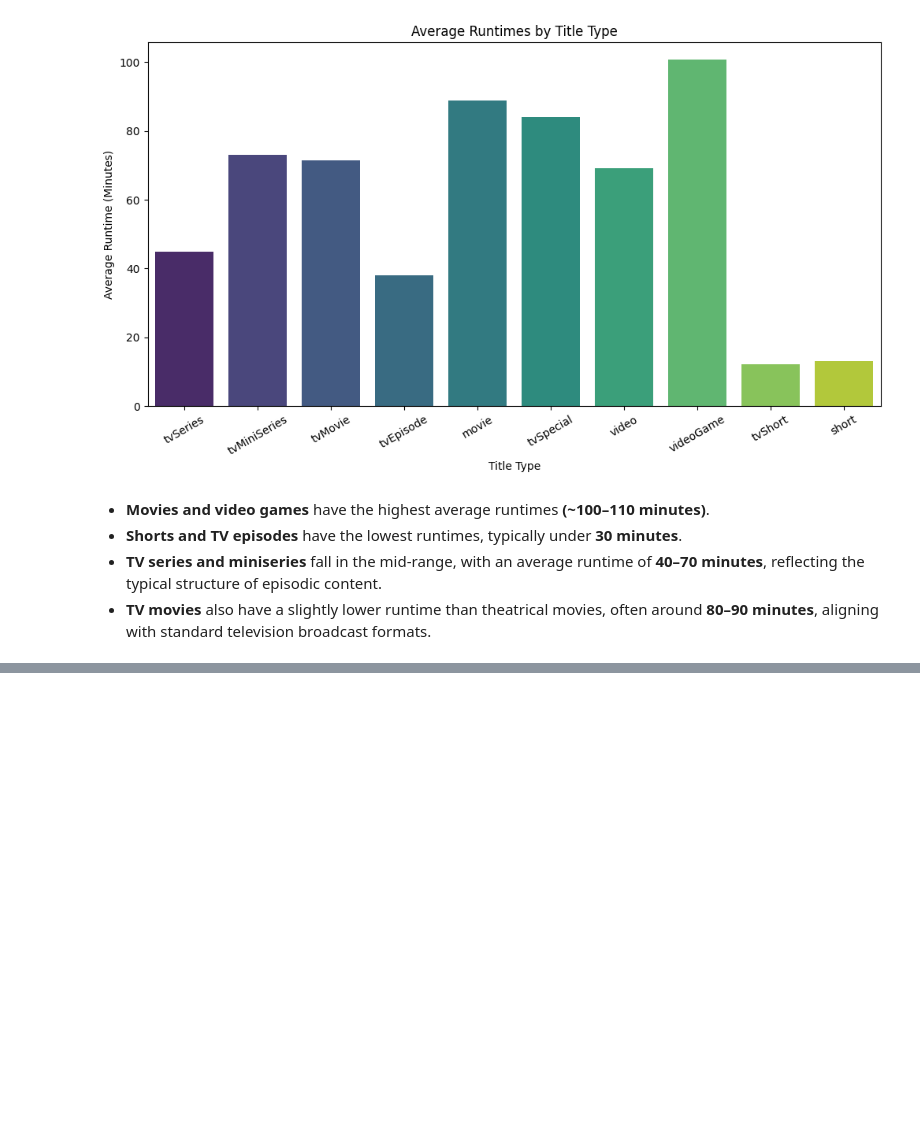
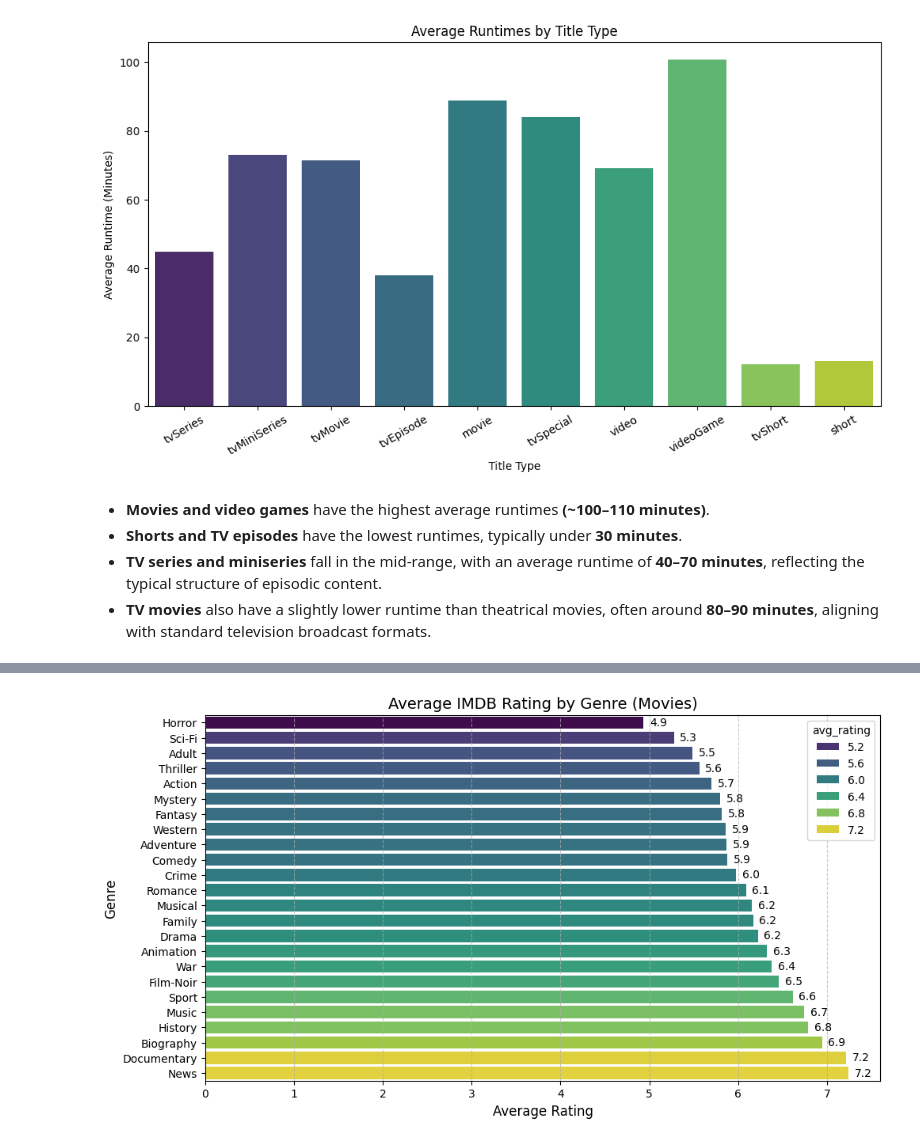
Before and after one commit to rahulsaran21/IMDb-Data-Exploration-with-PySpark-Efficient-Analysis-Insights, a Jupyter notebook: IMDb-Data-Exploration-with-PySpark-Efficient-Analysis-Insights.ipynb, the cells around one changed output, grey strips where cells are left out. Saved outputs shown, nothing was run; the diff lists cells and outputs as text; code cells hidden in the pictures; blank space fills up the shorter version.

```diff
--- a/IMDb-Data-Exploration-with-PySpark-Efficient-Analysis-Insights.ipynb
+++ b/IMDb-Data-Exploration-with-PySpark-Efficient-Analysis-Insights.ipynb
@@ -647,3 +841,3 @@ genre_rating_df.show()
 # %%
 # Filter only for movies
-genre_rating_df = genre_rating_df.filter((col("titleType") == "movie") & (col("genres") != "\\N"))
+movie_genre_rating_df = genre_rating_df.filter((col("titleType") == "movie") & (col("genres") != "\\N"))
@@ -650,14 +858,24 @@ genre_rating_df = genre_rating_df.filter((col("titleType") == "movie") & (col("g
 # %%
-genre_rating_df = genre_rating_df.toPandas()
+# Convert to Pandas for visualization
+movie_genre_rating_df = movie_genre_rating_df.toPandas()
 
-genre_rating_df = genre_rating_df.sort_values(by="avg_rating", ascending=True)
+# Sort genres by average rating
+movie_genre_rating_df = movie_genre_rating_df.sort_values(by="avg_rating", ascending=True)
 
-plt.figure(figsize=(10,6))
-sns.barplot(x="avg_rating", y="genres", hue="avg_rating", data=genre_rating_df, palette="viridis")
+# Plot horizontal bar chart
+plt.figure(figsize=(11,6))
+ax = sns.barplot(x="avg_rating", y="genres", hue="avg_rating", data=movie_genre_rating_df, palette="viridis")
 
+for index, value in enumerate(movie_genre_rating_df["avg_rating"]):
+    ax.text(value + 0.07, index, f"{value:.1f}", va="center", fontsize=10, color="black")
+
+# Labels and title
 plt.xlabel("Average Rating", fontsize=12)
 plt.ylabel("Genre", fontsize=12)
 plt.title("Average IMDB Rating by Genre (Movies)", fontsize=14)
 plt.grid(axis="x", linestyle="--", alpha=0.7)
 
+# Show the plot
 plt.show()
+# %% [output]
+[figure, added]
```
Also changed, not shown: parts of 21 cells of this notebook, 1 other file.
